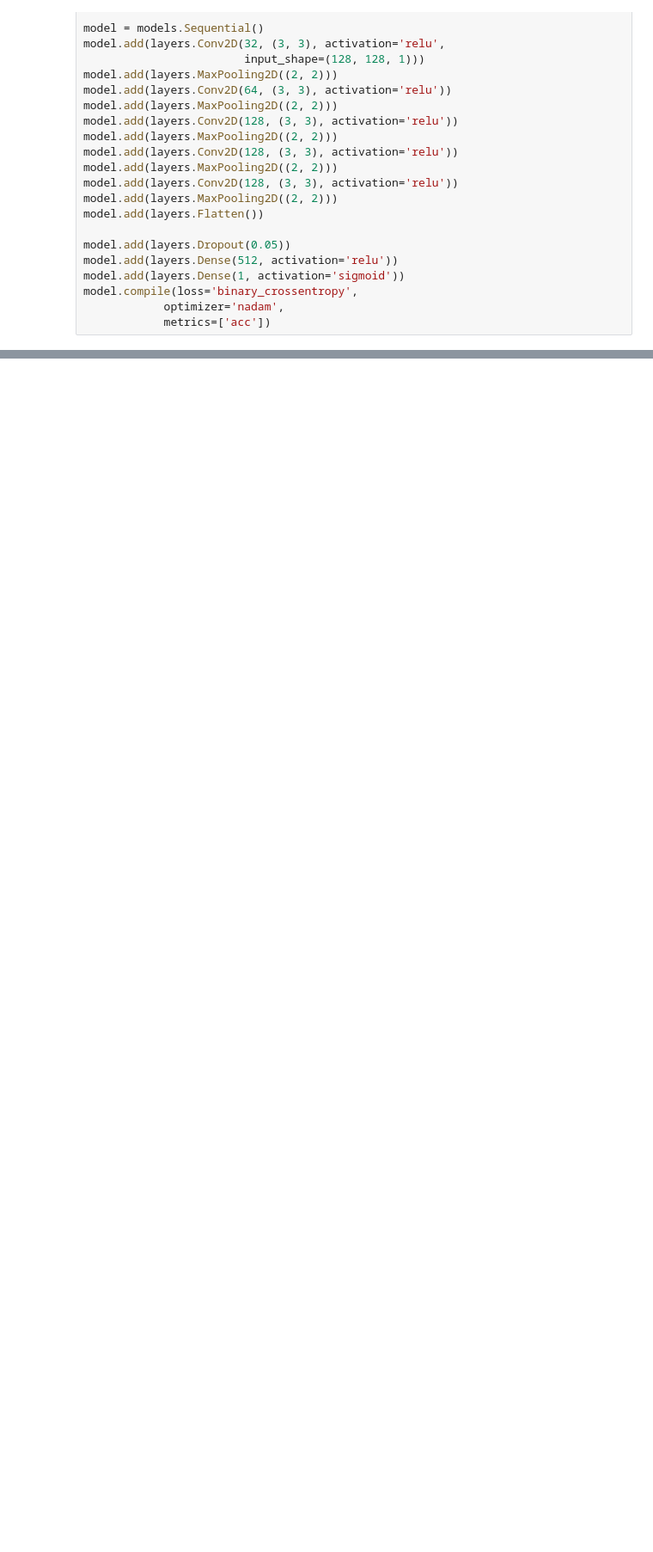
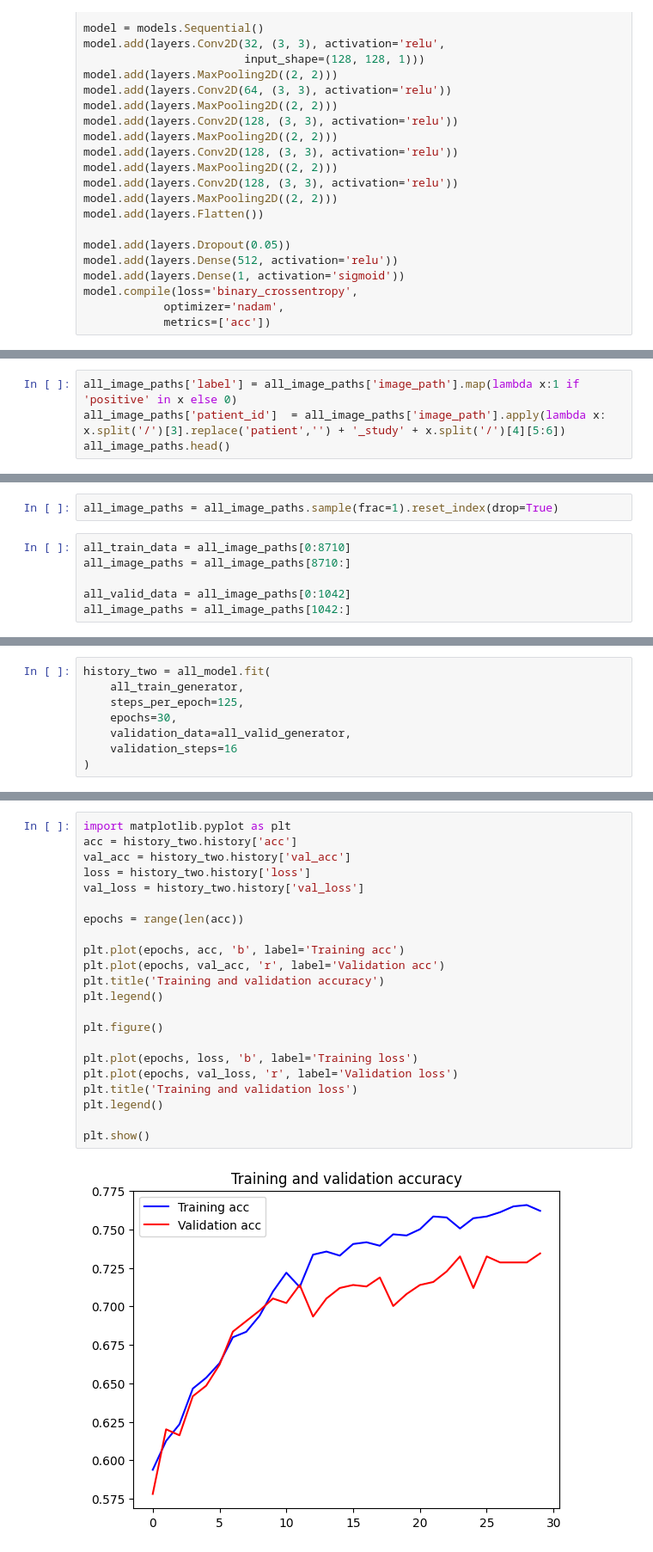
Before and after one commit to tsbrandon1010/MURA-CNN-Classification, a Jupyter notebook: term_project_ThomasB.ipynb, the cells around one changed output, grey strips where cells are left out. Shown at 86% size. Saved outputs shown, nothing was run; the diff lists cells and outputs as text; blank space fills up the shorter version.

```diff
--- a/term_project_ThomasB.ipynb
+++ b/term_project_ThomasB.ipynb
@@ -318,0 +404,4 @@ loaded_model.evaluate(test_generator, steps=4)
+# %%
+all_image_paths['label'] = all_image_paths['image_path'].map(lambda x:1 if 'positive' in x else 0)
+all_image_paths['patient_id']  = all_image_paths['image_path'].apply(lambda x: x.split('/')[3].replace('patient','') + '_study' + x.split('/')[4][5:6])
+all_image_paths.head()
@@ -318,0 +415,8 @@ loaded_model.evaluate(test_generator, steps=4)
+# %%
+all_image_paths = all_image_paths.sample(frac=1).reset_index(drop=True)
+# %%
+all_train_data = all_image_paths[0:8710]
+all_image_paths = all_image_paths[8710:]
+
+all_valid_data = all_image_paths[0:1042]
+all_image_paths = all_image_paths[1042:]
@@ -318,0 +494,8 @@ loaded_model.evaluate(test_generator, steps=4)
+# %%
+history_two = all_model.fit(
+    all_train_generator,
+    steps_per_epoch=125,
+    epochs=30,
+    validation_data=all_valid_generator,
+    validation_steps=16
+)
@@ -318,0 +520,24 @@ loaded_model.evaluate(test_generator, steps=4)
+# %%
+import matplotlib.pyplot as plt
+acc = history_two.history['acc']
+val_acc = history_two.history['val_acc']
+loss = history_two.history['loss']
+val_loss = history_two.history['val_loss']
+
+epochs = range(len(acc))
+
+plt.plot(epochs, acc, 'b', label='Training acc')
+plt.plot(epochs, val_acc, 'r', label='Validation acc')
+plt.title('Training and validation accuracy')
+plt.legend()
+
+plt.figure()
+
+plt.plot(epochs, loss, 'b', label='Training loss')
+plt.plot(epochs, val_loss, 'r', label='Validation loss')
+plt.title('Training and validation loss')
+plt.legend()
+
+plt.show()
+# %% [output]
+[figure, added]
```
Also changed, not shown: parts of 36 cells of this notebook, 2 other files.
